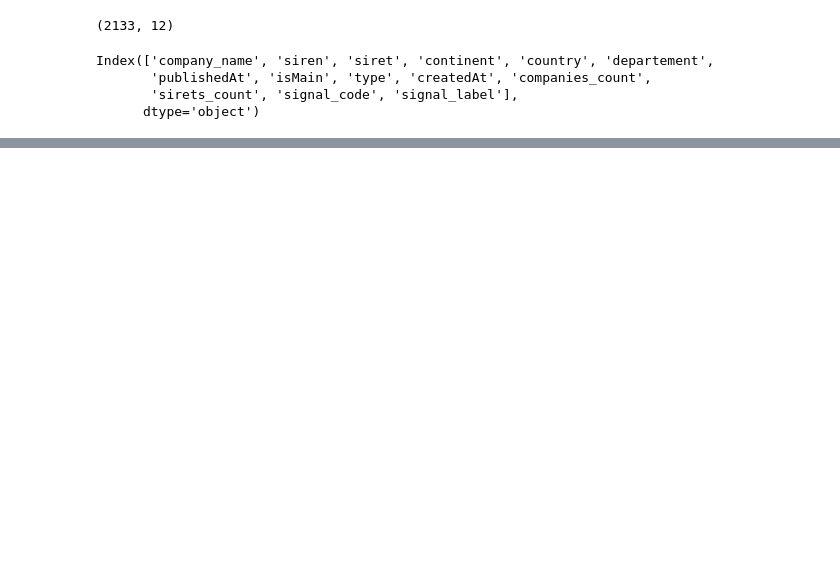
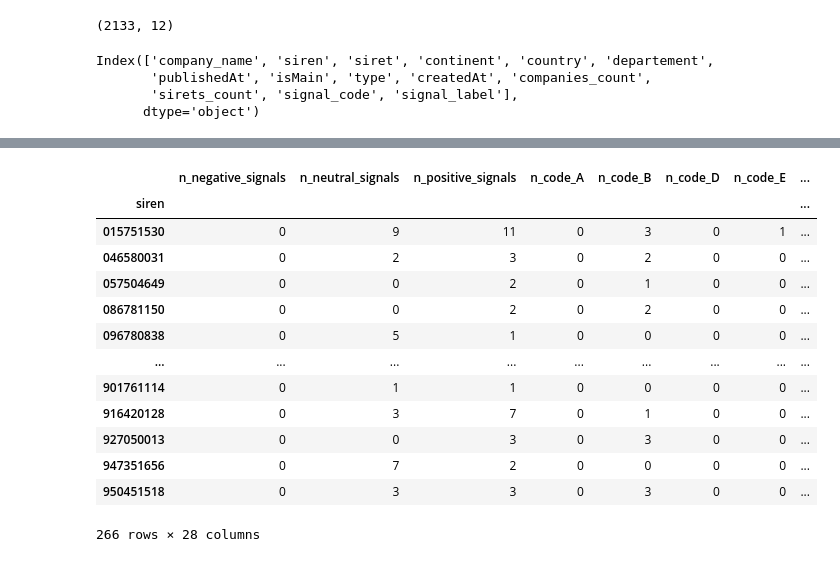
Before and after one commit to dev-labarre/ose-main, a Jupyter notebook: Notebooks/signals_preprocessing.ipynb, the cells around one changed output, grey strips where cells are left out. Drawn from its saved outputs; the diff is of its cells as text; code cells hidden in the pictures; blank space fills up the shorter version.

```diff
--- a/Notebooks/signals_preprocessing.ipynb
+++ b/Notebooks/signals_preprocessing.ipynb
@@ -121,0 +70,5 @@ def build_signal_features(df_signals):
+# %%
+
+df['signal_valence'] = 'neutral'
+df.loc[df['signal_code'].isin(positive_codes), 'signal_valence'] = 'positive'
+df.loc[df['signal_code'].isin(negative_codes), 'signal_valence'] = 'negative'
@@ -121,0 +90,10 @@ def build_signal_features(df_signals):
+# %%
+valence = (df.groupby(['siren', 'signal_valence'])
+        .size()
+        .unstack(fill_value=0)
+        .rename(columns={
+            'positive': 'n_positive_signals',
+            'negative': 'n_negative_signals',
+            'neutral':  'n_neutral_signals'
+        })
+    )
@@ -121,0 +124,8 @@ def build_signal_features(df_signals):
+# %%
+# Code summary
+code_counts = (
+    df.groupby(['siren', 'signal_code'])
+    .size()
+    .unstack(fill_value=0)
+    .add_prefix('n_code_')
+)
@@ -121,0 +149,17 @@ def build_signal_features(df_signals):
+# %%
+valence.join(code_counts, how='outer').fillna(0)
+# %% [output]
+|  | n_negative_signals | n_neutral_signals | n_positive_signals | n_code_A | n_code_B | n_code_D | n_code_E | ... |
+| siren |  |  |  |  |  |  |  | ... |
+| 015751530 | 0 | 9 | 11 | 0 | 3 | 0 | 1 | ... |
+| 046580031 | 0 | 2 | 3 | 0 | 2 | 0 | 0 | ... |
+| 057504649 | 0 | 0 | 2 | 0 | 1 | 0 | 0 | ... |
+| 086781150 | 0 | 0 | 2 | 0 | 2 | 0 | 0 | ... |
+| 096780838 | 0 | 5 | 1 | 0 | 0 | 0 | 0 | ... |
+| ... | ... | ... | ... | ... | ... | ... | ... | ... |
+| 901761114 | 0 | 1 | 1 | 0 | 0 | 0 | 0 | ... |
+| 916420128 | 0 | 3 | 7 | 0 | 1 | 0 | 0 | ... |
+| 927050013 | 0 | 0 | 3 | 0 | 3 | 0 | 0 | ... |
+| 947351656 | 0 | 7 | 2 | 0 | 0 | 0 | 0 | ... |
+| 950451518 | 0 | 3 | 3 | 0 | 3 | 0 | 0 | ... |
+266 rows × 28 columns
```
Also changed, not shown: parts of 11 cells of this notebook, 2 other files.
